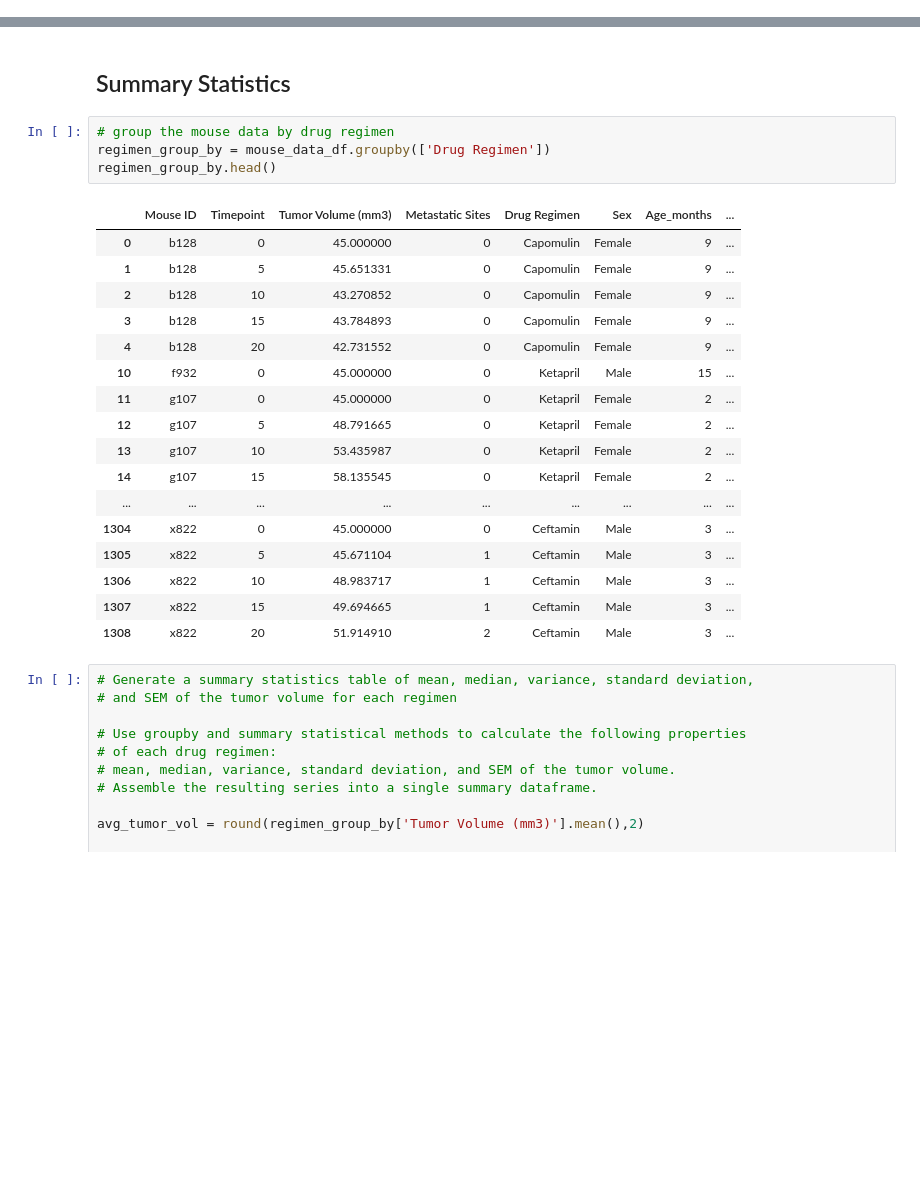
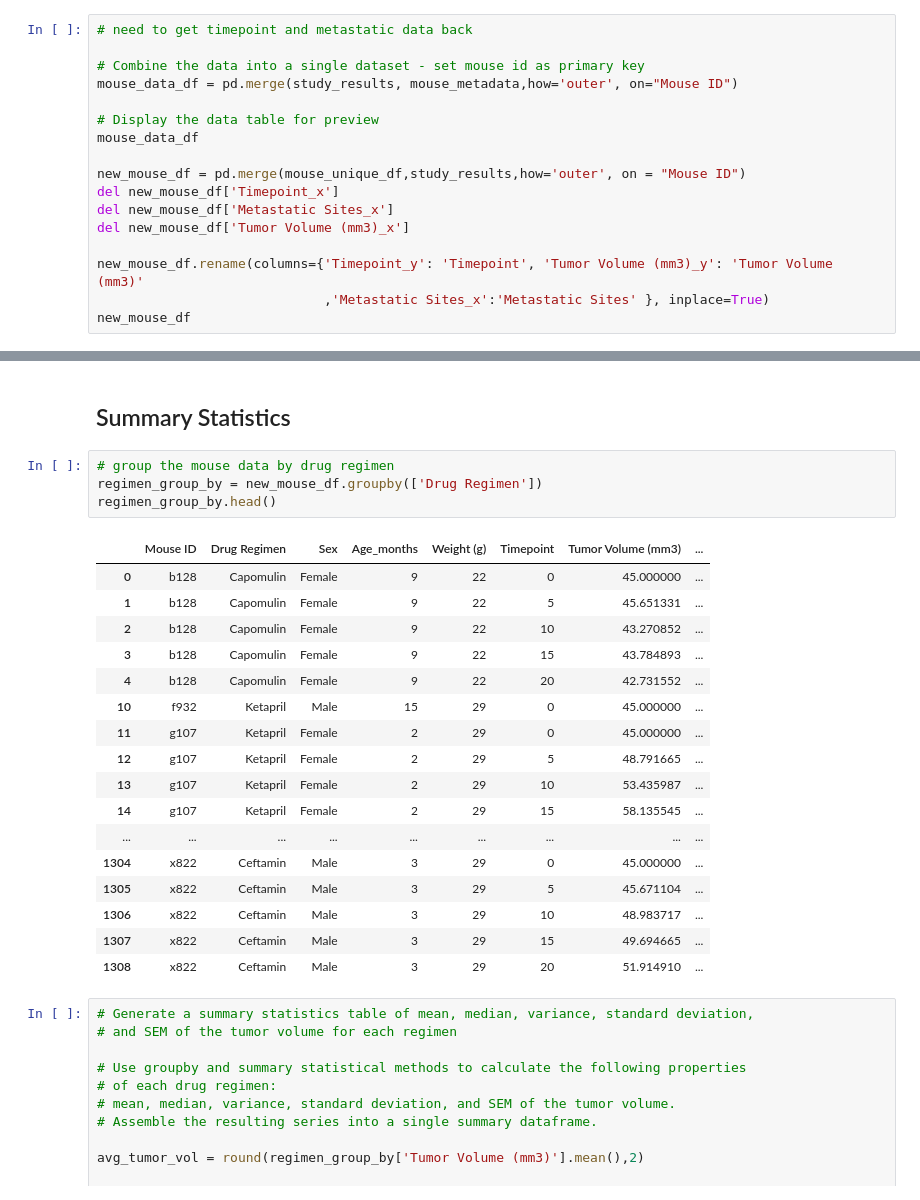
Before and after one commit to wycislo/Pymaceuticals, a Jupyter notebook: PyMaceuticals.ipynb, the cells around one changed output, grey strips where cells are left out. Drawn from its saved outputs; the diff is of its cells as text; blank space fills up the shorter version.

```diff
--- a/PyMaceuticals.ipynb
+++ b/PyMaceuticals.ipynb
@@ -92,0 +90,17 @@ mouse_unique_df
+# %%
+# need to get timepoint and metastatic data back
+
+# Combine the data into a single dataset - set mouse id as primary key
+mouse_data_df = pd.merge(study_results, mouse_metadata,how='outer', on="Mouse ID")
+
+# Display the data table for preview
+mouse_data_df
+
+new_mouse_df = pd.merge(mouse_unique_df,study_results,how='outer', on = "Mouse ID")
+del new_mouse_df['Timepoint_x']
+del new_mouse_df['Metastatic Sites_x']
+del new_mouse_df['Tumor Volume (mm3)_x']
+
+new_mouse_df.rename(columns={'Timepoint_y': 'Timepoint', 'Tumor Volume (mm3)_y': 'Tumor Volume (mm3)'
+                             ,'Metastatic Sites_x':'Metastatic Sites' }, inplace=True)
+new_mouse_df
@@ -100,26 +128,26 @@ The number of mice in this study are:  1893
 ## Summary Statistics
 # %%
 # group the mouse data by drug regimen
-regimen_group_by = mouse_data_df.groupby(['Drug Regimen'])
+regimen_group_by = new_mouse_df.groupby(['Drug Regimen'])
 regimen_group_by.head()
 # %% [output]
-|  | Mouse ID | Timepoint | Tumor Volume (mm3) | Metastatic Sites | Drug Regimen | Sex | Age_months | ... |
-| 0 | b128 | 0 | 45.000000 | 0 | Capomulin | Female | 9 | ... |
-| 1 | b128 | 5 | 45.651331 | 0 | Capomulin | Female | 9 | ... |
-| 2 | b128 | 10 | 43.270852 | 0 | Capomulin | Female | 9 | ... |
-| 3 | b128 | 15 | 43.784893 | 0 | Capomulin | Female | 9 | ... |
-| 4 | b128 | 20 | 42.731552 | 0 | Capomulin | Female | 9 | ... |
-| 10 | f932 | 0 | 45.000000 | 0 | Ketapril | Male | 15 | ... |
-| 11 | g107 | 0 | 45.000000 | 0 | Ketapril | Female | 2 | ... |
-| 12 | g107 | 5 | 48.791665 | 0 | Ketapril | Female | 2 | ... |
-| 13 | g107 | 10 | 53.435987 | 0 | Ketapril | Female | 2 | ... |
-| 14 | g107 | 15 | 58.135545 | 0 | Ketapril | Female | 2 | ... |
+|  | Mouse ID | Drug Regimen | Sex | Age_months | Weight (g) | Timepoint | Tumor Volume (mm3) | ... |
+| 0 | b128 | Capomulin | Female | 9 | 22 | 0 | 45.000000 | ... |
+| 1 | b128 | Capomulin | Female | 9 | 22 | 5 | 45.651331 | ... |
+| 2 | b128 | Capomulin | Female | 9 | 22 | 10 | 43.270852 | ... |
+| 3 | b128 | Capomulin | Female | 9 | 22 | 15 | 43.784893 | ... |
+| 4 | b128 | Capomulin | Female | 9 | 22 | 20 | 42.731552 | ... |
+| 10 | f932 | Ketapril | Male | 15 | 29 | 0 | 45.000000 | ... |
+| 11 | g107 | Ketapril | Female | 2 | 29 | 0 | 45.000000 | ... |
+| 12 | g107 | Ketapril | Female | 2 | 29 | 5 | 48.791665 | ... |
+| 13 | g107 | Ketapril | Female | 2 | 29 | 10 | 53.435987 | ... |
+| 14 | g107 | Ketapril | Female | 2 | 29 | 15 | 58.135545 | ... |
 | ... | ... | ... | ... | ... | ... | ... | ... | ... |
-| 1304 | x822 | 0 | 45.000000 | 0 | Ceftamin | Male | 3 | ... |
-| 1305 | x822 | 5 | 45.671104 | 1 | Ceftamin | Male | 3 | ... |
-| 1306 | x822 | 10 | 48.983717 | 1 | Ceftamin | Male | 3 | ... |
-| 1307 | x822 | 15 | 49.694665 | 1 | Ceftamin | Male | 3 | ... |
-| 1308 | x822 | 20 | 51.914910 | 2 | Ceftamin | Male | 3 | ... |
+| 1304 | x822 | Ceftamin | Male | 3 | 29 | 0 | 45.000000 | ... |
+| 1305 | x822 | Ceftamin | Male | 3 | 29 | 5 | 45.671104 | ... |
+| 1306 | x822 | Ceftamin | Male | 3 | 29 | 10 | 48.983717 | ... |
+| 1307 | x822 | Ceftamin | Male | 3 | 29 | 15 | 49.694665 | ... |
+| 1308 | x822 | Ceftamin | Male | 3 | 29 | 20 | 51.914910 | ... |
 # %%
 # Generate a summary statistics table of mean, median, variance, standard deviation,
 # and SEM of the tumor volume for each regimen
```
Also changed, not shown: parts of 13 cells of this notebook.
